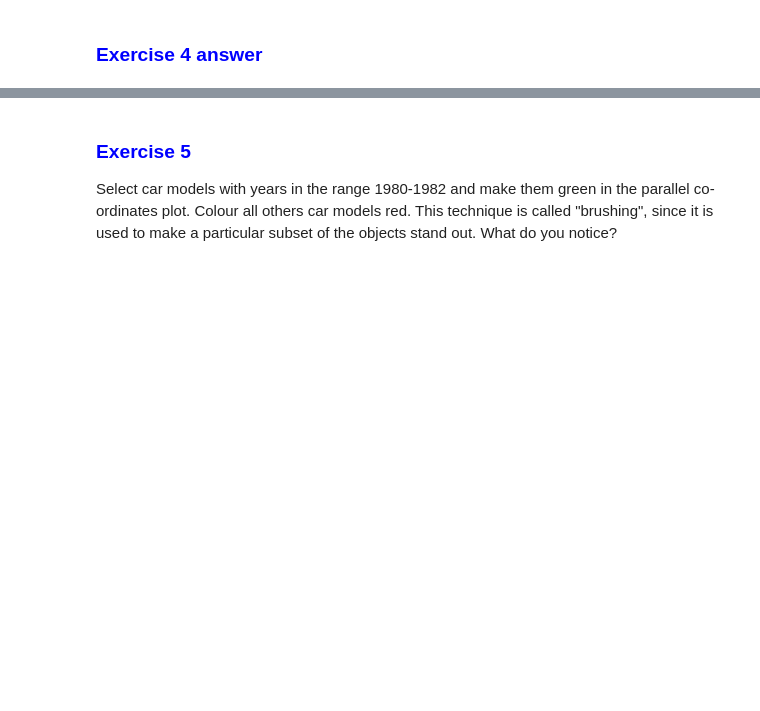
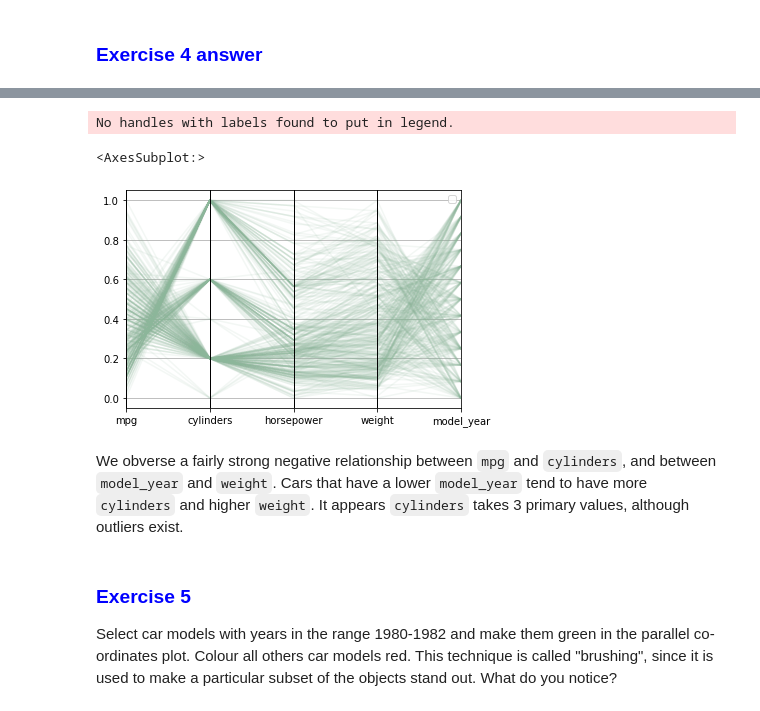
Before and after one commit to rlch/COMP20008-workshops, a Jupyter notebook: week-2/2021S1-workshop-week2-lab.ipynb, the cells around one changed output, grey strips where cells are left out. Drawn from its saved outputs; the diff is of its cells as text; code cells hidden in the pictures; blank space fills up the shorter version.

```diff
--- a/week-2/2021S1-workshop-week2-lab.ipynb
+++ b/week-2/2021S1-workshop-week2-lab.ipynb
@@ -213,3 +215,11 @@ Consider this parallel co-ordinates plot above.  What insights can obtain from t
+# %%
+parallel_coordinates(data[['mpg','cylinders','horsepower','weight','model_year','name']],'name', alpha=0.1)
+# %% [output]
+No handles with labels found to put in legend.
+<AxesSubplot:>
+[figure, added]
+# %% [markdown]
+We obverse a fairly strong negative relationship between `mpg` and `cylinders`, and between `model_year` and `weight`. Cars that have a lower `model_year` tend to have more `cylinders` and higher `weight`. It appears `cylinders` takes 3 primary values, although outliers exist.
 # %% [markdown]
 ### <span style="color:blue"> Exercise 5 </span>
 Select car models with years in the range 1980-1982 and make them green in the parallel co-ordinates plot.  Colour all others car models red.  This technique is called "brushing", since it is used to make a particular subset of the objects stand out.   What do you notice?
```
Also changed, not shown: parts of 6 cells of this notebook.
